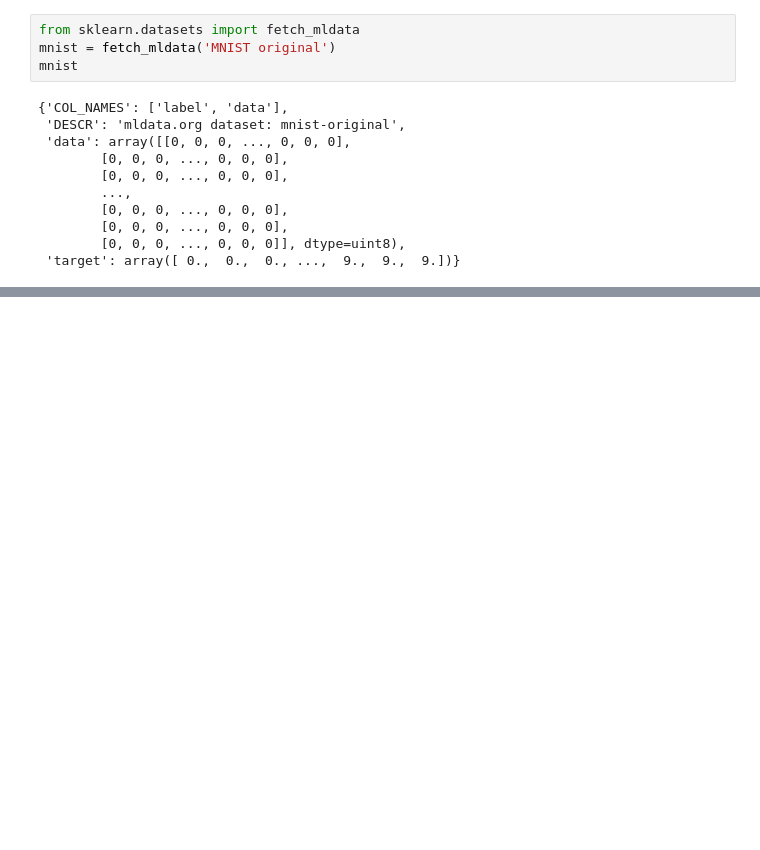
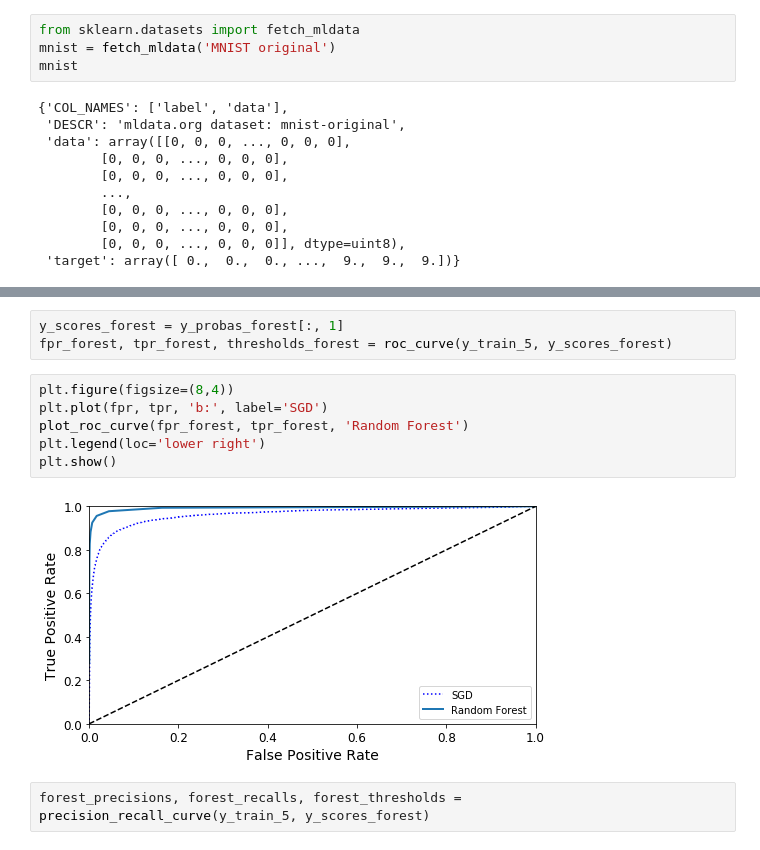
Before and after one commit to jkallioniemi/hands-on-ml-exercises, a Jupyter notebook: 3-classification/classification.ipynb, the cells around one changed output, grey strips where cells are left out. Drawn from its saved outputs; the diff is of its cells as text; blank space fills up the shorter version.

```diff
--- a/3-classification/classification.ipynb
+++ b/3-classification/classification.ipynb
@@ -48,0 +224,13 @@ mnist
+# %%
+y_scores_forest = y_probas_forest[:, 1]
+fpr_forest, tpr_forest, thresholds_forest = roc_curve(y_train_5, y_scores_forest)
+# %%
+plt.figure(figsize=(8,4))
+plt.plot(fpr, tpr, 'b:', label='SGD')
+plot_roc_curve(fpr_forest, tpr_forest, 'Random Forest')
+plt.legend(loc='lower right')
+plt.show()
+# %% [output]
+[figure, added]
+# %%
+forest_precisions, forest_recalls, forest_thresholds = precision_recall_curve(y_train_5, y_scores_forest)
```
Also changed, not shown: parts of 26 cells of this notebook.
